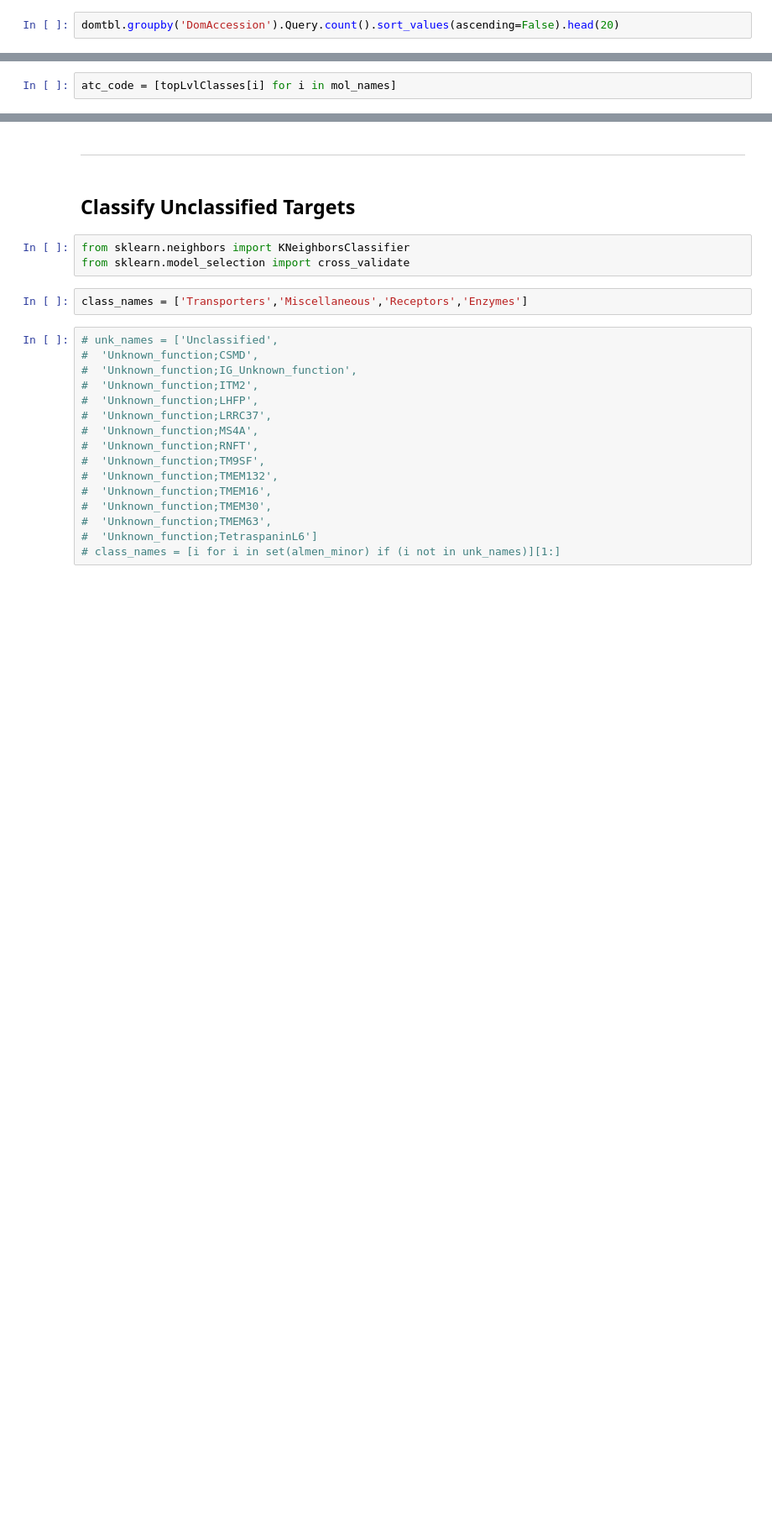
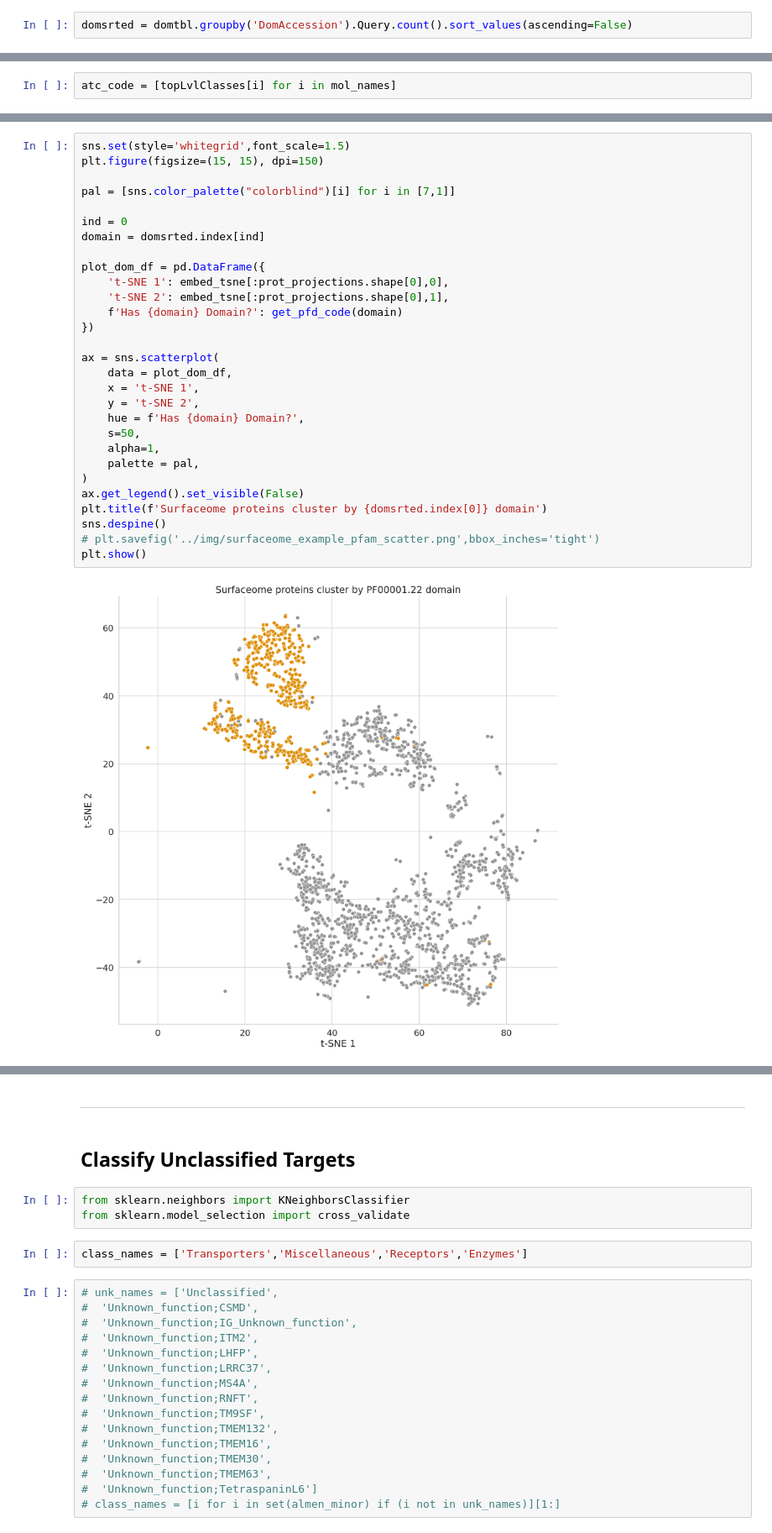
Before and after one commit to samsledje/ConPLex_dev, a Jupyter notebook: nb/DrugBank x Surfaceome.ipynb, the cells around one changed output, grey strips where cells are left out. Shown at 84% size. Drawn from its saved outputs; the diff is of its cells as text; blank space fills up the shorter version.

```diff
--- a/nb/DrugBank x Surfaceome.ipynb
+++ b/nb/DrugBank x Surfaceome.ipynb
@@ -333,4 +350,4 @@ embed_tsne = TSNE(metric="cosine").fit_transform(all_embeddings)
 # %% [markdown]
 # Visualize space by categories
 # %%
-domtbl.groupby('DomAccession').Query.count().sort_values(ascending=False).head(20)
+domsrted = domtbl.groupby('DomAccession').Query.count().sort_values(ascending=False)
@@ -422,0 +478,31 @@ plt.show()
+# %%
+sns.set(style='whitegrid',font_scale=1.5)
+plt.figure(figsize=(15, 15), dpi=150)
+
+pal = [sns.color_palette("colorblind")[i] for i in [7,1]]
+
+ind = 0
+domain = domsrted.index[ind]
+
+plot_dom_df = pd.DataFrame({
+    't-SNE 1': embed_tsne[:prot_projections.shape[0],0],
+    't-SNE 2': embed_tsne[:prot_projections.shape[0],1],
+    f'Has {domain} Domain?': get_pfd_code(domain)
+})
+
+ax = sns.scatterplot(
+    data = plot_dom_df,
+    x = 't-SNE 1',
+    y = 't-SNE 2',
+    hue = f'Has {domain} Domain?',
+    s=50,
+    alpha=1,
+    palette = pal,
+)
+ax.get_legend().set_visible(False)
+plt.title(f'Surfaceome proteins cluster by {domsrted.index[0]} domain')
+sns.despine()
+# plt.savefig('../img/surfaceome_example_pfam_scatter.png',bbox_inches='tight')
+plt.show()
+# %% [output]
+[figure, added]
```
Also changed, not shown: parts of 43 cells of this notebook, 16 other files.
